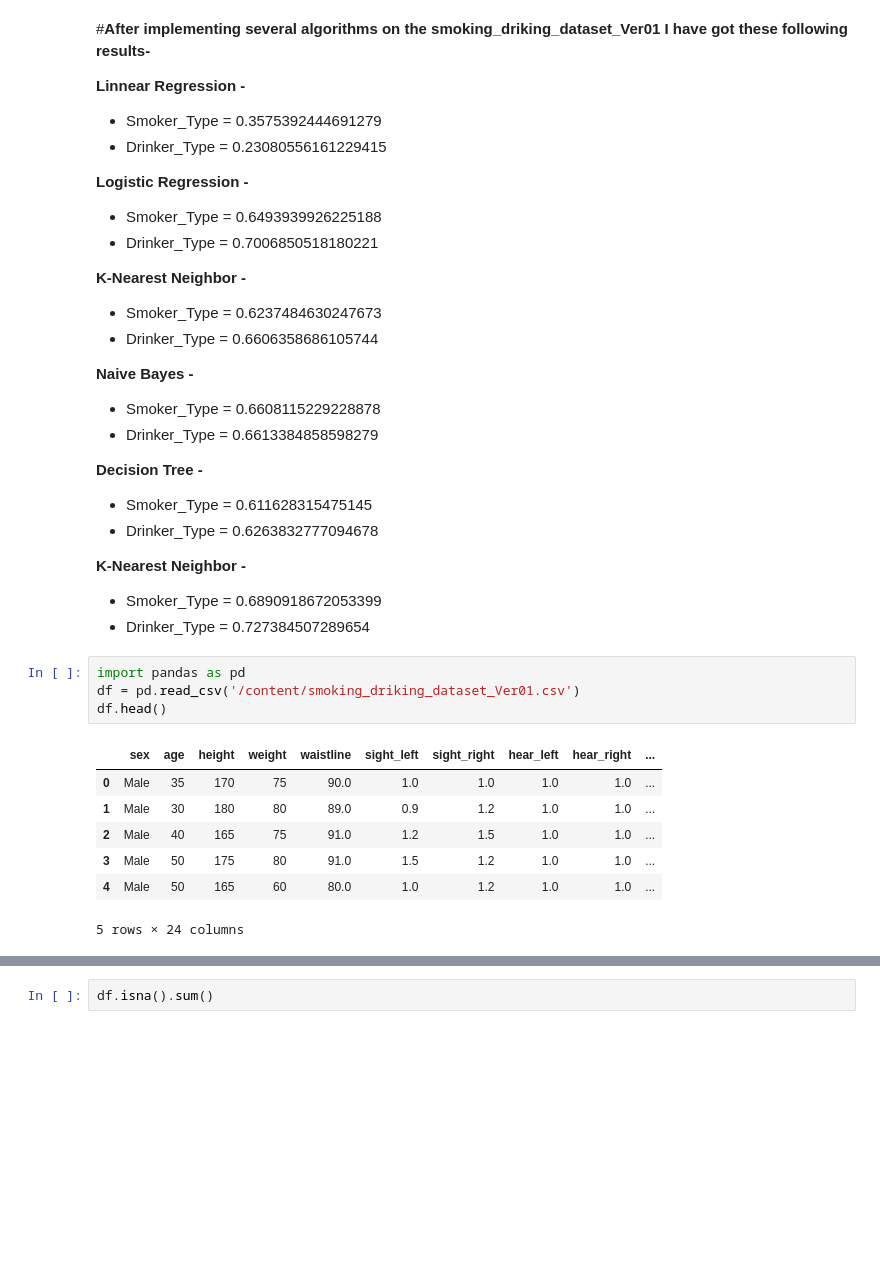
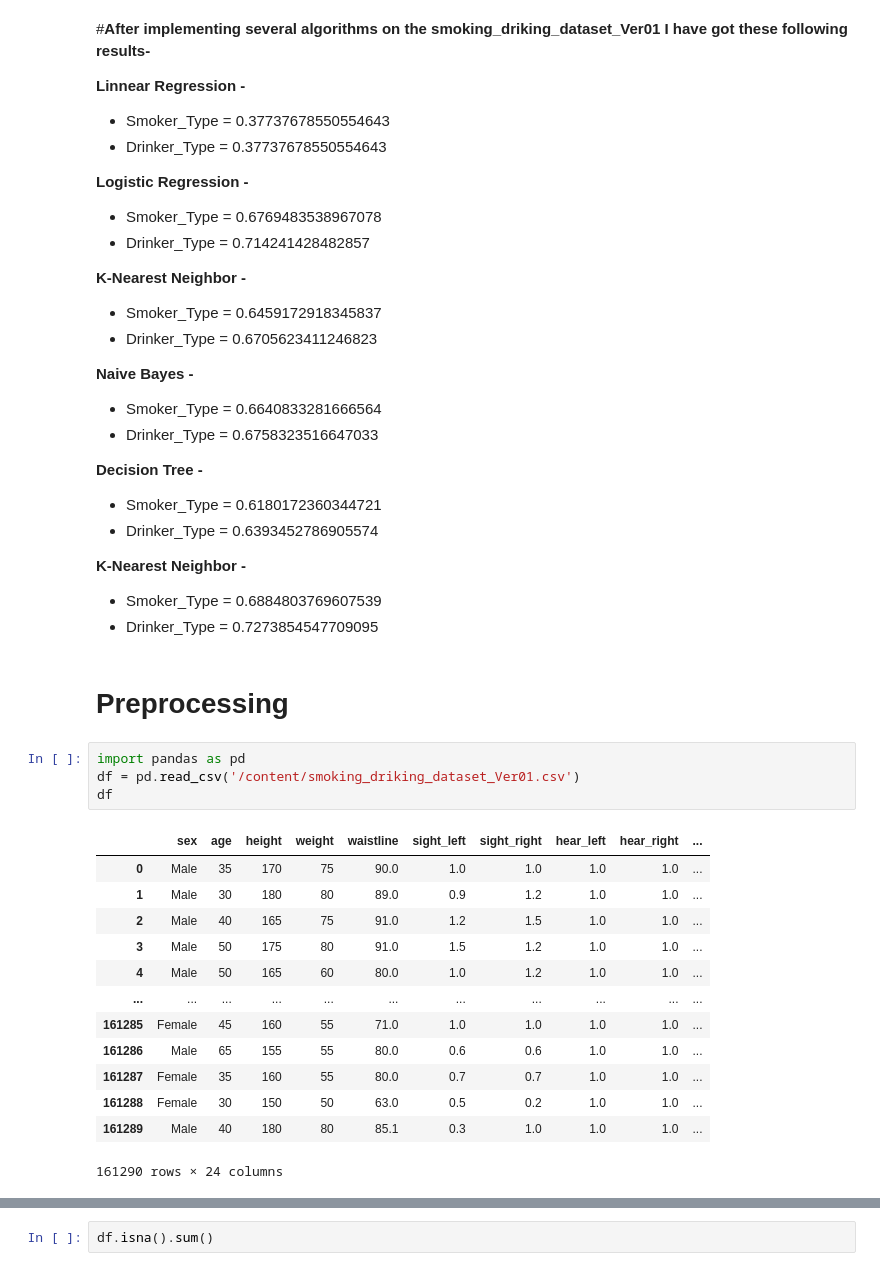
Before and after one commit to rhshovon102/DataMining-MachineLearning, a Jupyter notebook: SmokingAndDrinkingDatasetWithBodySignal.ipynb, the cells around one changed output, grey strips where cells are left out. Cells and saved outputs as stored; diff of their text form; blank space fills up the shorter version.

```diff
--- a/SmokingAndDrinkingDatasetWithBodySignal.ipynb
+++ b/SmokingAndDrinkingDatasetWithBodySignal.ipynb
@@ -4,40 +4,48 @@
 #**After implementing several algorithms on the smoking_driking_dataset_Ver01 I have got these following results-**
 
 **Linnear Regression -**
-*   Smoker_Type = 0.3575392444691279
-*   Drinker_Type = 0.23080556161229415
+*   Smoker_Type = 0.37737678550554643
+*   Drinker_Type = 0.37737678550554643
 
 **Logistic Regression -**
-*   Smoker_Type = 0.6493939926225188
-*   Drinker_Type = 0.7006850518180221
+*   Smoker_Type = 0.6769483538967078
+*   Drinker_Type = 0.714241428482857
 
 **K-Nearest Neighbor -**
-*   Smoker_Type = 0.6237484630247673
-*   Drinker_Type = 0.6606358686105744
+*   Smoker_Type = 0.6459172918345837
+*   Drinker_Type = 0.6705623411246823
 
 **Naive Bayes -**
-*   Smoker_Type = 0.6608115229228878
-*   Drinker_Type = 0.6613384858598279
+*   Smoker_Type = 0.6640833281666564
+*   Drinker_Type = 0.6758323516647033
 
 **Decision Tree -**
-*   Smoker_Type = 0.611628315475145
-*   Drinker_Type = 0.6263832777094678
+*   Smoker_Type = 0.6180172360344721
+*   Drinker_Type = 0.6393452786905574
 
 **K-Nearest Neighbor -**
-*   Smoker_Type = 0.6890918672053399
-*   Drinker_Type = 0.727384507289654
+*   Smoker_Type = 0.6884803769607539
+*   Drinker_Type = 0.7273854547709095
+# %% [markdown]
+# **Preprocessing**
 # %%
 import pandas as pd
 df = pd.read_csv('/content/smoking_driking_dataset_Ver01.csv')
-df.head()
+df
 # %% [output]
 |  | sex | age | height | weight | waistline | sight_left | sight_right | hear_left | hear_right | ... |
 | 0 | Male | 35 | 170 | 75 | 90.0 | 1.0 | 1.0 | 1.0 | 1.0 | ... |
 | 1 | Male | 30 | 180 | 80 | 89.0 | 0.9 | 1.2 | 1.0 | 1.0 | ... |
 | 2 | Male | 40 | 165 | 75 | 91.0 | 1.2 | 1.5 | 1.0 | 1.0 | ... |
 | 3 | Male | 50 | 175 | 80 | 91.0 | 1.5 | 1.2 | 1.0 | 1.0 | ... |
 | 4 | Male | 50 | 165 | 60 | 80.0 | 1.0 | 1.2 | 1.0 | 1.0 | ... |
+| ... | ... | ... | ... | ... | ... | ... | ... | ... | ... | ... |
+| 161285 | Female | 45 | 160 | 55 | 71.0 | 1.0 | 1.0 | 1.0 | 1.0 | ... |
+| 161286 | Male | 65 | 155 | 55 | 80.0 | 0.6 | 0.6 | 1.0 | 1.0 | ... |
+| 161287 | Female | 35 | 160 | 55 | 80.0 | 0.7 | 0.7 | 1.0 | 1.0 | ... |
+| 161288 | Female | 30 | 150 | 50 | 63.0 | 0.5 | 0.2 | 1.0 | 1.0 | ... |
+| 161289 | Male | 40 | 180 | 80 | 85.1 | 0.3 | 1.0 | 1.0 | 1.0 | ... |
-5 rows × 24 columns
+161290 rows × 24 columns
 # %%
 df.isna().sum()
 # %% [output]
```
Also changed, not shown: parts of 79 cells of this notebook.
